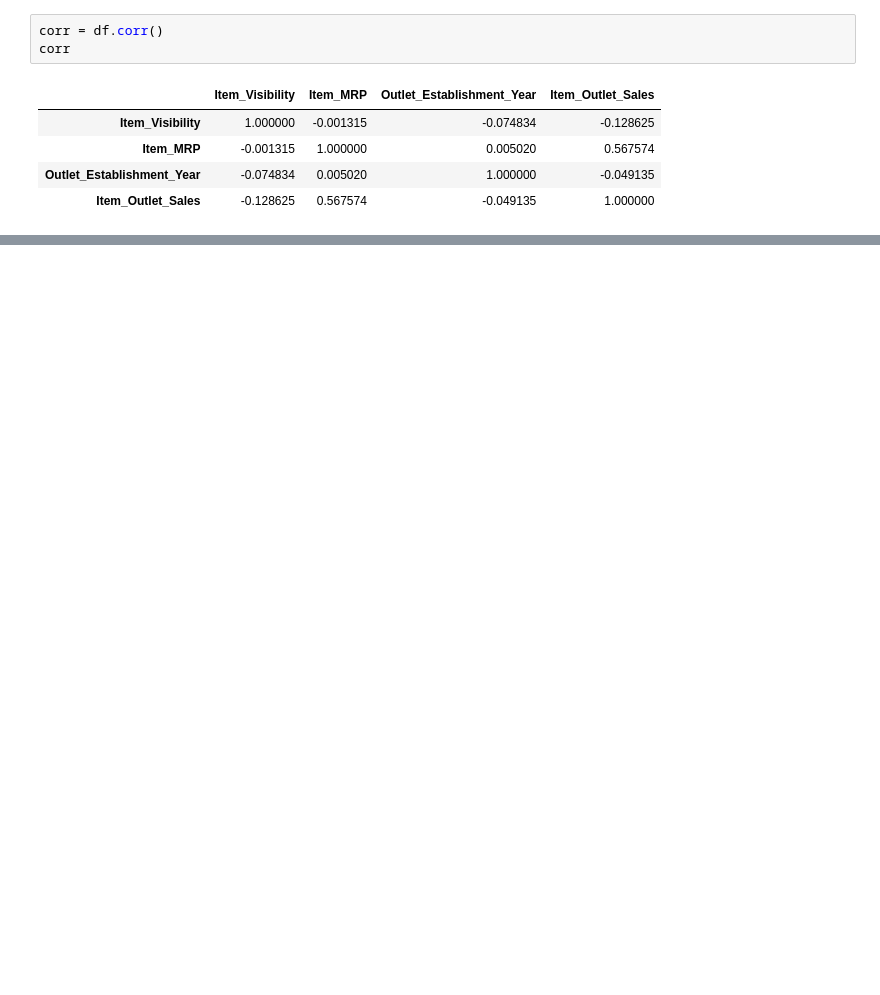
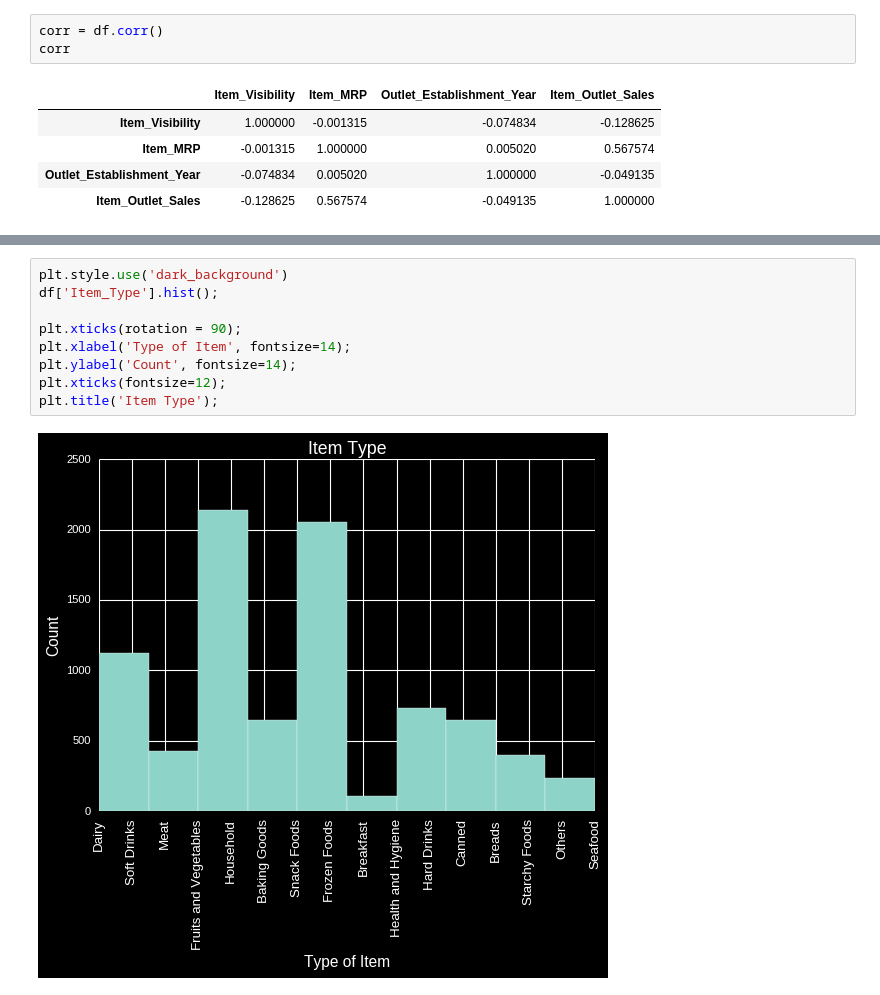
Before and after one commit to Sabrinapearlpervez/food-sales-predictions, a Jupyter notebook: food_sales_predictions.ipynb, the cells around one changed output, grey strips where cells are left out. Drawn from its saved outputs; the diff is of its cells as text; blank space fills up the shorter version.

```diff
--- a/food_sales_predictions.ipynb
+++ b/food_sales_predictions.ipynb
@@ -228,0 +256,11 @@ sns.heatmap(corr, cmap = 'Purples', annot =True);
+# %%
+plt.style.use('dark_background')
+df['Item_Type'].hist();
+
+plt.xticks(rotation = 90);
+plt.xlabel('Type of Item', fontsize=14);
+plt.ylabel('Count', fontsize=14);
+plt.xticks(fontsize=12);
+plt.title('Item Type');
+# %% [output]
+[figure, added]
```
Also changed, not shown: parts of 8 cells of this notebook.
